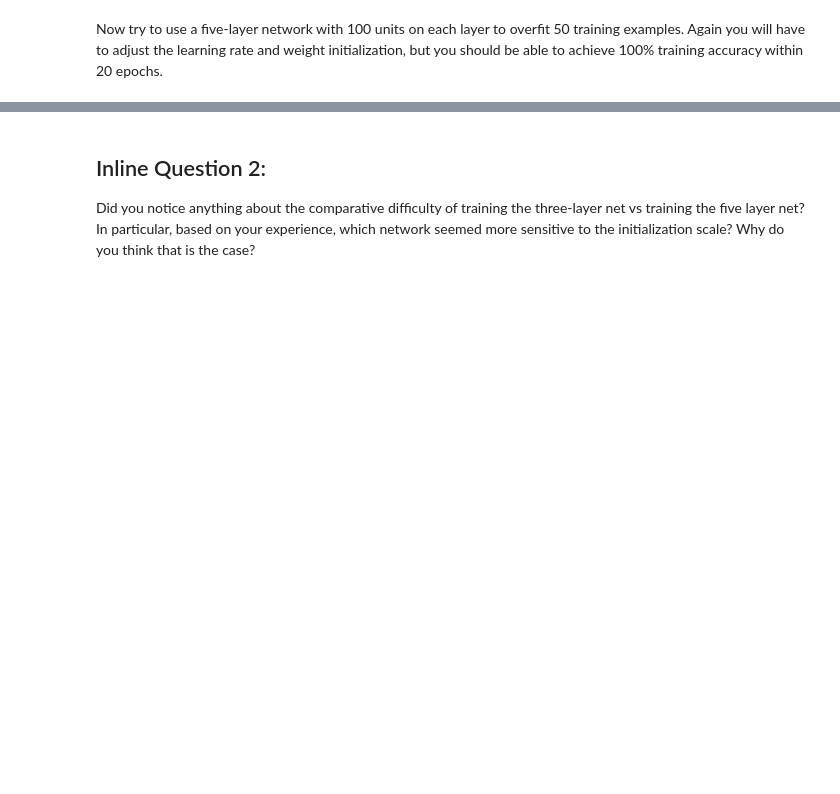
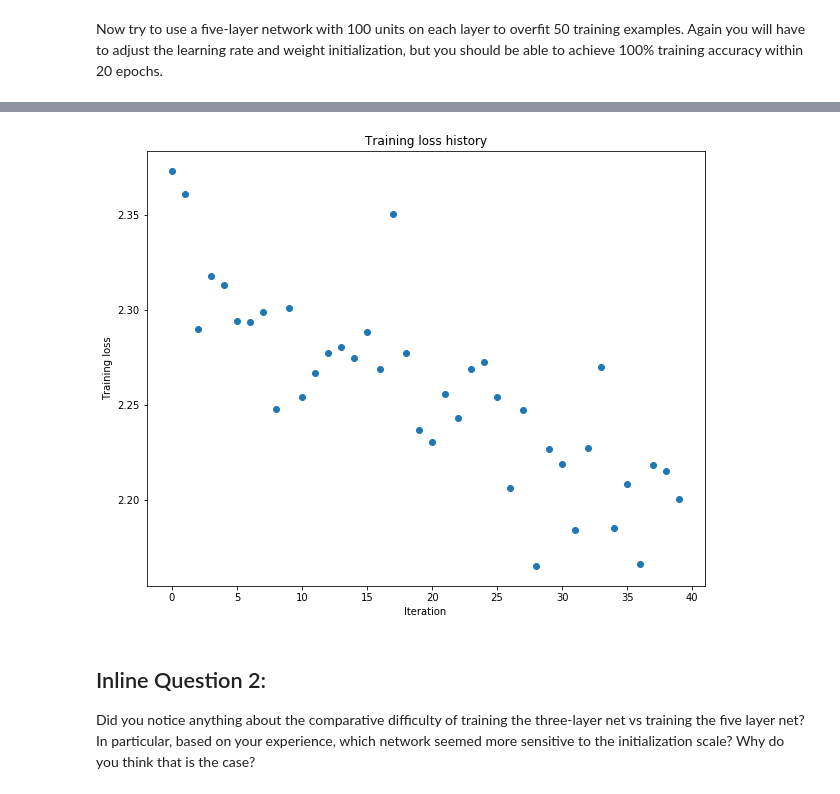
Before and after one commit to codeMonkey339/cs231n, a Jupyter notebook: assign2/spring1718_assignment2_v2/FullyConnectedNets.ipynb, the cells around one changed output, grey strips where cells are left out. Saved outputs shown, nothing was run; the diff lists cells and outputs as text; code cells hidden in the pictures; blank space fills up the shorter version.

```diff
--- a/assign2/spring1718_assignment2_v2/FullyConnectedNets.ipynb
+++ b/assign2/spring1718_assignment2_v2/FullyConnectedNets.ipynb
@@ -464,8 +500,8 @@ small_data = {
   'y_val': data['y_val'],
 }
 
-learning_rate = 2e-3
-weight_scale = 1e-5
+learning_rate = 1e-3
+weight_scale = 3e-2
 model = FullyConnectedNet([100, 100, 100, 100],
                 weight_scale=weight_scale, dtype=np.float64)
 solver = Solver(model, small_data,
@@ -482,3 +518,4 @@ plt.title('Training loss history')
 plt.xlabel('Iteration')
 plt.ylabel('Training loss')
 plt.show()
+# %% [output]
@@ -485,3 +539,4 @@ plt.show()
+[figure, added]
 # %% [markdown]
 ## Inline Question 2:
 Did you notice anything about the comparative difficulty of training the three-layer net vs training the five layer net? In particular, based on your experience, which network seemed more sensitive to the initialization scale? Why do you think that is the case?
```
Also changed, not shown: parts of 3 cells of this notebook, 1 other file.
